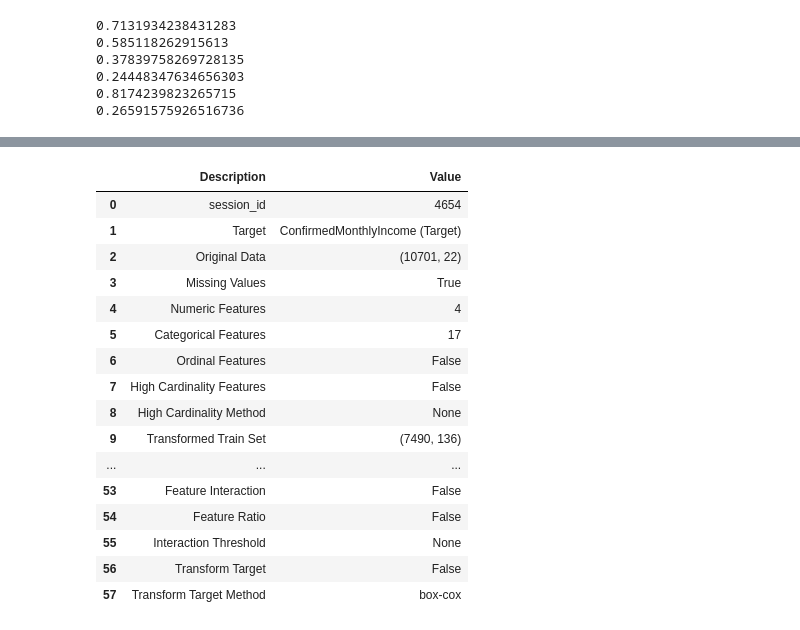
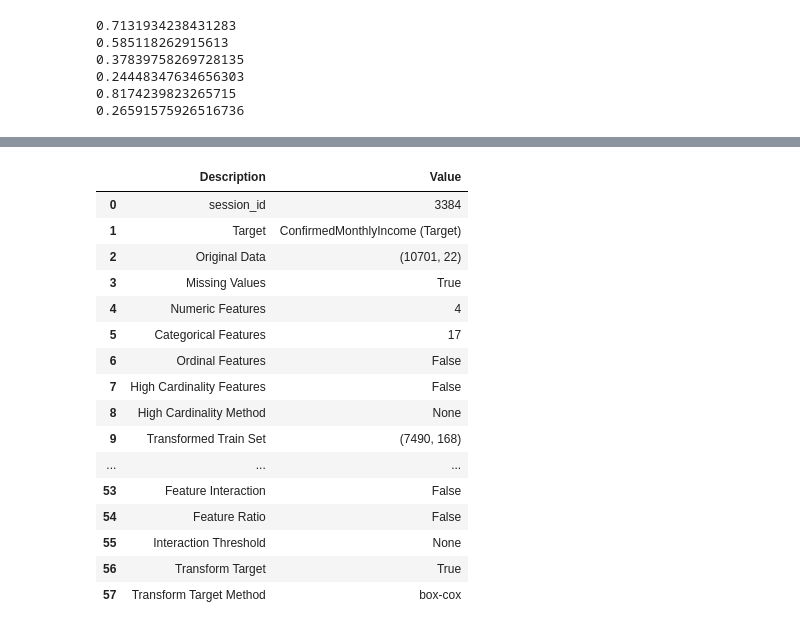
Before and after one commit to artemgur/akbars, a Jupyter notebook: akbars.ipynb, the cells around one changed output, grey strips where cells are left out. Cells and saved outputs as stored; diff of their text form; code cells hidden in the pictures.

```diff
--- a/akbars.ipynb
+++ b/akbars.ipynb
@@ -594,3 +594,6 @@ data['Residence'].value_counts()
 город    7597
 село     3104
 Name: Residence, dtype: int64
+# %%
+data['Residence'] = data['Residence'].replace({'село': 0, 'город': 1})
+data['Residence'].value_counts()
@@ -738,10 +745,11 @@ Requirement already satisfied: webencodings in /usr/local/lib/python3.7/dist-pac
 # %%
 import pycaret.regression as pcr
 # %%
-env = pcr.setup(data=data, target='ConfirmedMonthlyIncome (Target)')
+env = pcr.setup(data=data, target='ConfirmedMonthlyIncome (Target)', combine_rare_levels=True, bin_numeric_features=['age', 'OrgStanding_N', 'CreditSum'], normalize=True, transformation=True, transform_target=True)
+#, create_clusters=True, remove_outliers=True
 # %% [output]
 |  | Description | Value |
-| 0 | session_id | 4654 |
+| 0 | session_id | 3384 |
 | 1 | Target | ConfirmedMonthlyIncome (Target) |
 | 2 | Original Data | (10701, 22) |
 | 3 | Missing Values | True |
@@ -750,12 +758,12 @@ env = pcr.setup(data=data, target='ConfirmedMonthlyIncome (Target)')
 | 6 | Ordinal Features | False |
 | 7 | High Cardinality Features | False |
 | 8 | High Cardinality Method | None |
-| 9 | Transformed Train Set | (7490, 136) |
+| 9 | Transformed Train Set | (7490, 168) |
 | ... | ... | ... |
 | 53 | Feature Interaction | False |
 | 54 | Feature Ratio | False |
 | 55 | Interaction Threshold | None |
-| 56 | Transform Target | False |
+| 56 | Transform Target | True |
 | 57 | Transform Target Method | box-cox |
 # %%
 best = pcr.compare_models()
```
Also changed, not shown: parts of 9 cells of this notebook.
